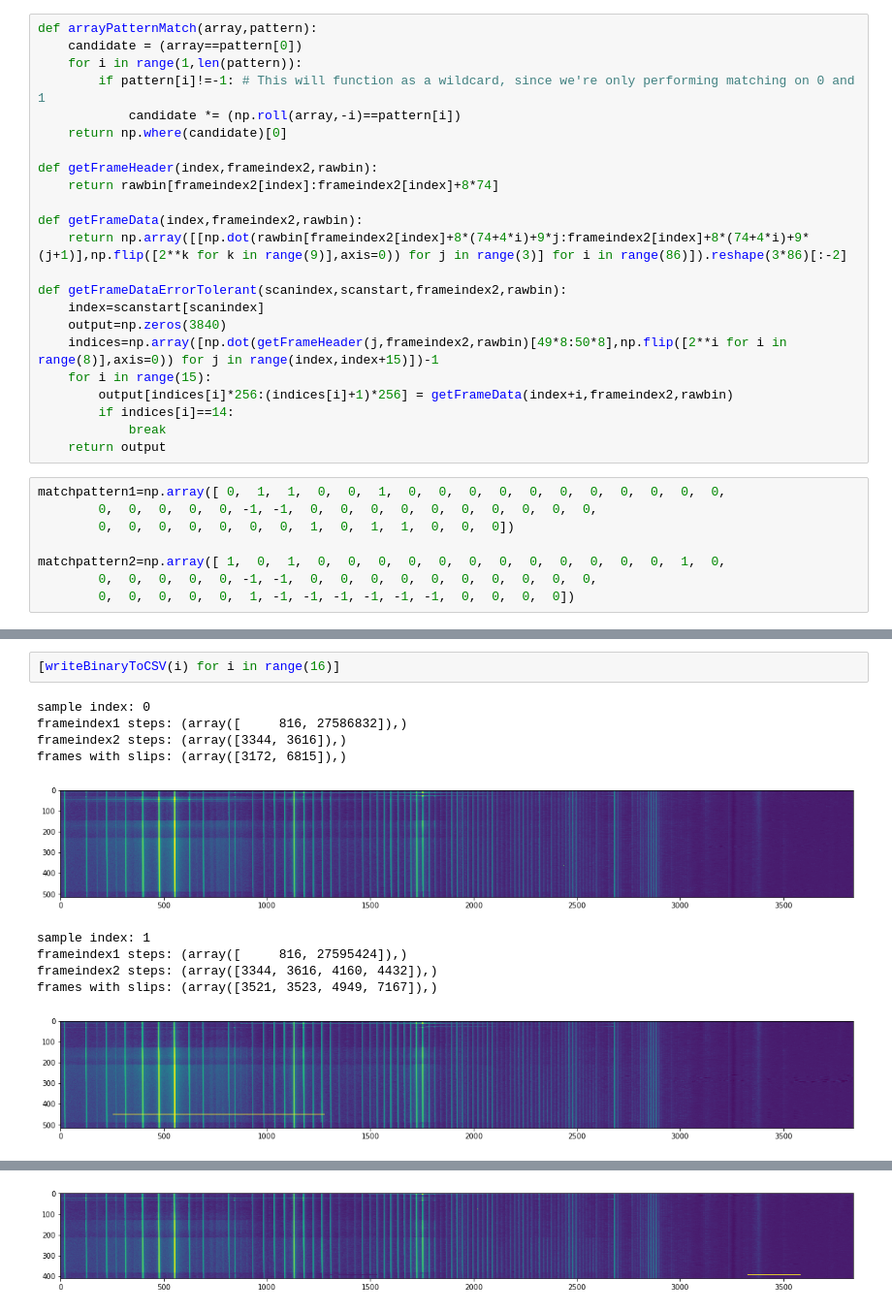
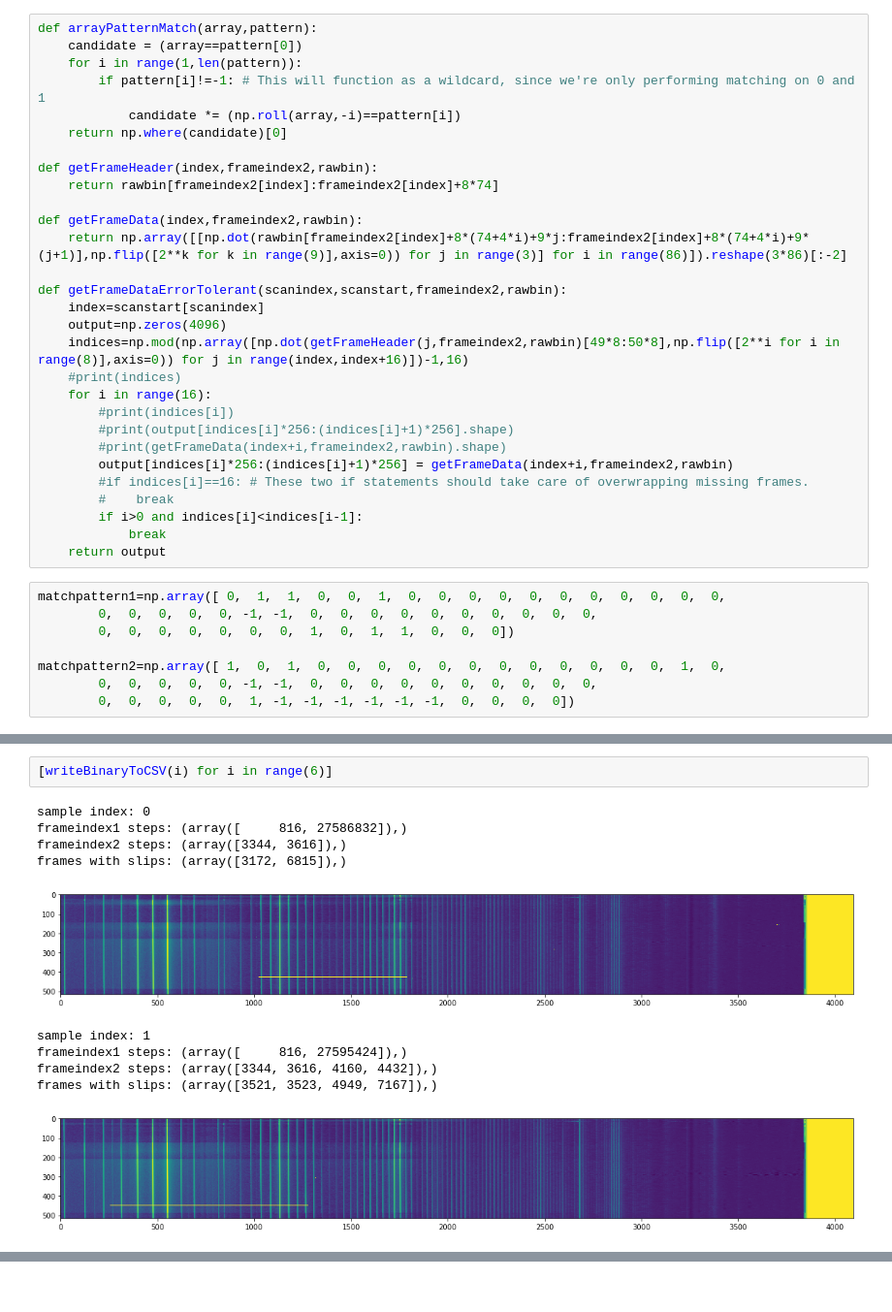
Before and after one commit to CHandmer/GCMS-decoding-effort, a Jupyter notebook: Data Parser.ipynb, the cells around one changed output, grey strips where cells are left out. Shown at 97% size. Drawn from its saved outputs; the diff is of its cells as text.

Commit message:
Fixed bugs, added graphs

```diff
--- a/Data Parser.ipynb
+++ b/Data Parser.ipynb
@@ -25,11 +25,17 @@ def getFrameData(index,frameindex2,rawbin):
 
 def getFrameDataErrorTolerant(scanindex,scanstart,frameindex2,rawbin):
     index=scanstart[scanindex]
-    output=np.zeros(3840)
-    indices=np.array([np.dot(getFrameHeader(j,frameindex2,rawbin)[49*8:50*8],np.flip([2**i for i in range(8)],axis=0)) for j in range(index,index+15)])-1
-    for i in range(15):
+    output=np.zeros(4096)
+    indices=np.mod(np.array([np.dot(getFrameHeader(j,frameindex2,rawbin)[49*8:50*8],np.flip([2**i for i in range(8)],axis=0)) for j in range(index,index+16)])-1,16)
+    #print(indices)
+    for i in range(16):
+        #print(indices[i])
+        #print(output[indices[i]*256:(indices[i]+1)*256].shape)
+        #print(getFrameData(index+i,frameindex2,rawbin).shape)
         output[indices[i]*256:(indices[i]+1)*256] = getFrameData(index+i,frameindex2,rawbin)
-        if indices[i]==14:
+        #if indices[i]==16: # These two if statements should take care of overwrapping missing frames.
+        #    break
+        if i>0 and indices[i]<indices[i-1]:
             break
     return output
 # %%
@@ -69,18 +79,18 @@ def writeBinaryToCSV(sampleindex):
     plt.imshow(512-alldata)
     plt.show()
 # %%
-[writeBinaryToCSV(i) for i in range(16)]
+[writeBinaryToCSV(i) for i in range(6)]
 # %% [output]
 sample index: 0
 frameindex1 steps: (array([     816, 27586832]),)
 frameindex2 steps: (array([3344, 3616]),)
 frames with slips: (array([3172, 6815]),)
-[figure, old version]
+[figure, new version]
 sample index: 1
 frameindex1 steps: (array([     816, 27595424]),)
 frameindex2 steps: (array([3344, 3616, 4160, 4432]),)
 frames with slips: (array([3521, 3523, 4949, 7167]),)
-[figure, old version]
+[figure, new version]
 sample index: 2
 frameindex1 steps: (array([     816, 20937408]),)
 frameindex2 steps: (array([3344, 4160, 4432]),)
@@ -98,4 +108,3 @@ frames with slips: (array([  13,   28,   43,   58,   73,   88,  103,  118,  133,
        5769, 5784, 5799, 5814, 5829, 5844, 5859, 5874, 5889, 5904, 5919,
        5934, 5949, 5964, 5979, 5994, 6009, 6024, 6039, 6054, 6069, 6084,
        6099, 6114, 6129, 6144]),)
-[figure, removed]
```
Also changed, not shown: parts of 4 cells of this notebook, 1 other file.
